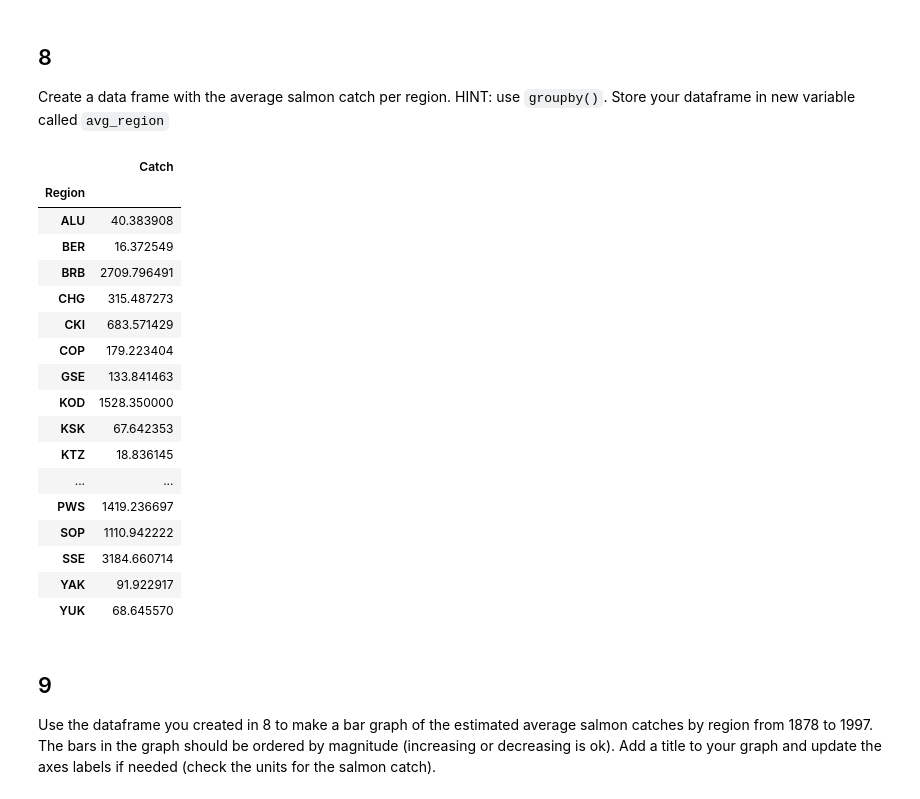
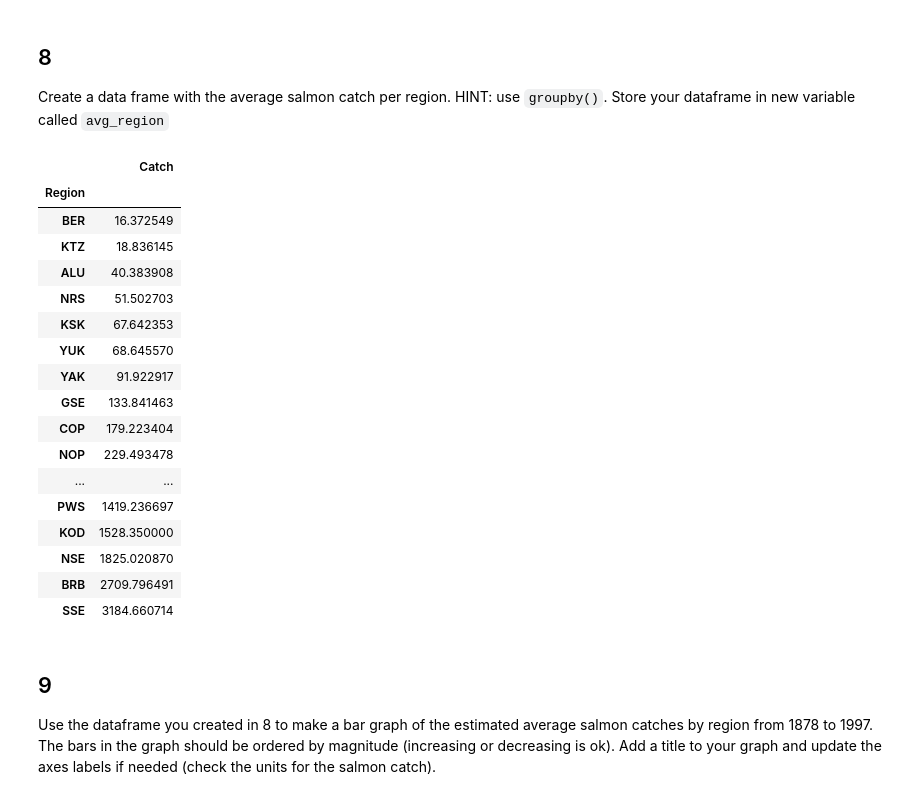
Before and after one commit to silkieMoth/eds220-hwk2, a Jupyter notebook: hwk2-task2-salmon.ipynb, the cells around one changed output. Drawn from its saved outputs; the diff is of its cells as text; code cells hidden in the pictures.

```diff
--- a/hwk2-task2-salmon.ipynb
+++ b/hwk2-task2-salmon.ipynb
@@ -219,27 +226,27 @@ dtype('int64')
 ## 8
 Create a data frame with the average salmon catch per region. HINT: use `groupby()`. Store your dataframe in new variable called `avg_region`
 # %%
-avg_region = catch_data.groupby('Region').mean().drop(columns = 'Year')
+avg_region = catch_data.groupby('Region').mean().drop(columns = 'Year').sort_values('Catch')
 avg_region
 # %% [output]
 |  | Catch |
 | Region |  |
+| BER | 16.372549 |
+| KTZ | 18.836145 |
 | ALU | 40.383908 |
-| BER | 16.372549 |
-| BRB | 2709.796491 |
-| CHG | 315.487273 |
-| CKI | 683.571429 |
+| NRS | 51.502703 |
+| KSK | 67.642353 |
+| YUK | 68.645570 |
+| YAK | 91.922917 |
+| GSE | 133.841463 |
 | COP | 179.223404 |
-| GSE | 133.841463 |
-| KOD | 1528.350000 |
-| KSK | 67.642353 |
-| KTZ | 18.836145 |
+| NOP | 229.493478 |
 | ... | ... |
 | PWS | 1419.236697 |
-| SOP | 1110.942222 |
+| KOD | 1528.350000 |
+| NSE | 1825.020870 |
+| BRB | 2709.796491 |
 | SSE | 3184.660714 |
-| YAK | 91.922917 |
-| YUK | 68.645570 |
 # %% [markdown]
 <!-- BEGIN QUESTION -->
 
```
Also changed, not shown: parts of 3 cells of this notebook.
